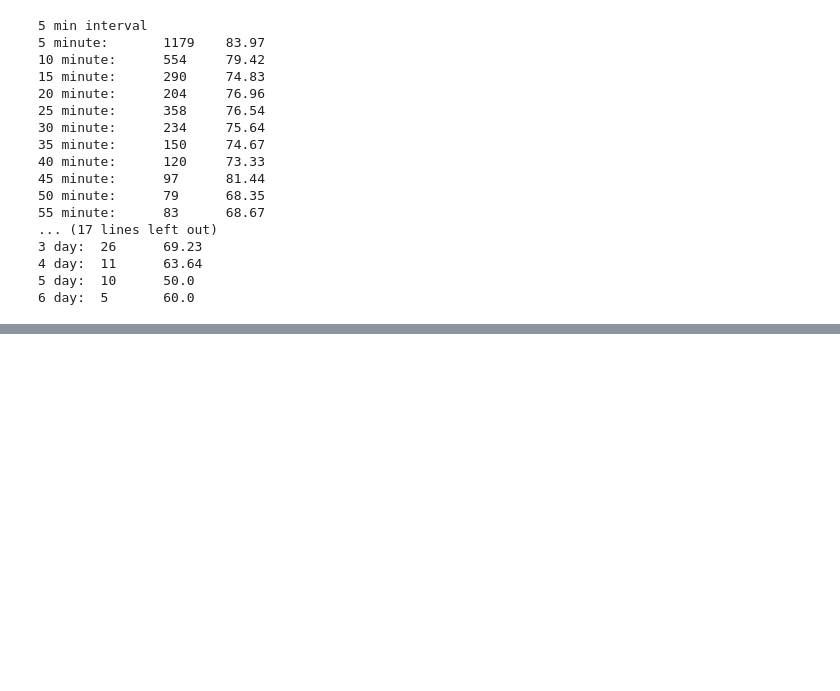
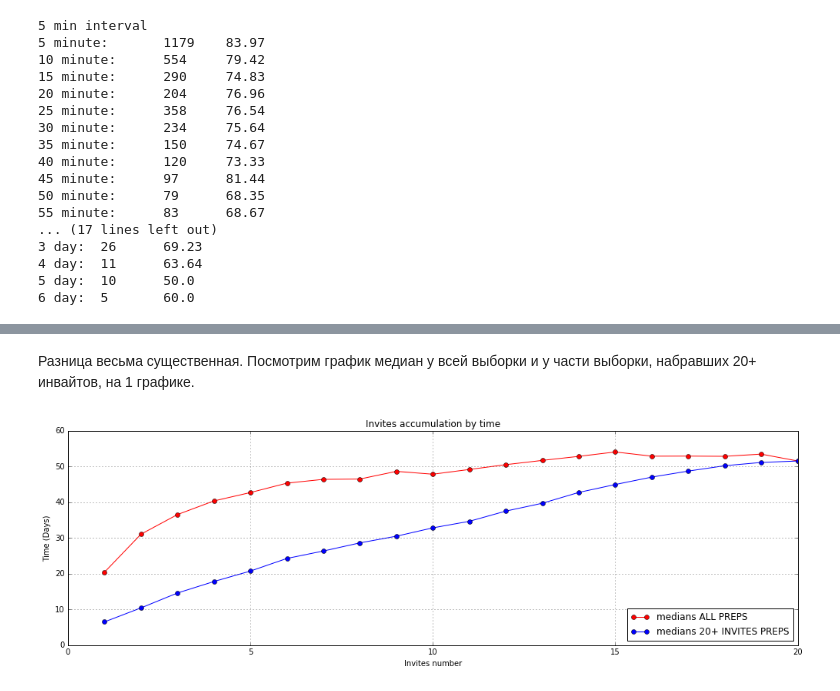
Before and after one commit to NadyaMotina/profi_analytics, a Jupyter notebook: Prep Ratings/responsiveness_research.ipynb, the cells around one changed output, grey strips where cells are left out. Drawn from its saved outputs; the diff is of its cells as text; code cells hidden in the pictures; blank space fills up the shorter version.

```diff
--- a/Prep Ratings/responsiveness_research.ipynb
+++ b/Prep Ratings/responsiveness_research.ipynb
@@ -864,0 +1050,26 @@ for t in range(interval, max_time, interval):
+# %% [markdown]
+Разница весьма существенная.
+Посмотрим график медиан у всей выборки и у части выборки, набравших 20+ инвайтов, на 1 графике.
+# %%
+plt.figure(figsize=(17,5))
+plt.xlim(0, 20)
+
+medians_y = []
+for i in x:
+    medians_y.append(percentile(sorted(preps_invites_intervals_hours[i]), 0.5))
+plt.plot(x, medians_y, 'ro-', label='medians ALL PREPS')
+
+medians_y = []
+for i in x:
+    medians_y.append(percentile(sorted(preps_invites_intervals_hours_20[i]), 0.5))
+plt.plot(x, medians_y, 'bo-', label='medians 20+ INVITES PREPS')
+
+
+plt.title("Invites accumulation by time")
+plt.xlabel("Invites number")
+plt.ylabel("Time (Days)")
+plt.legend(loc='lower right')
+plt.grid(True)
+plt.show()
+# %% [output]
+[figure, added]
```
Also changed, not shown: parts of 35 cells of this notebook.
